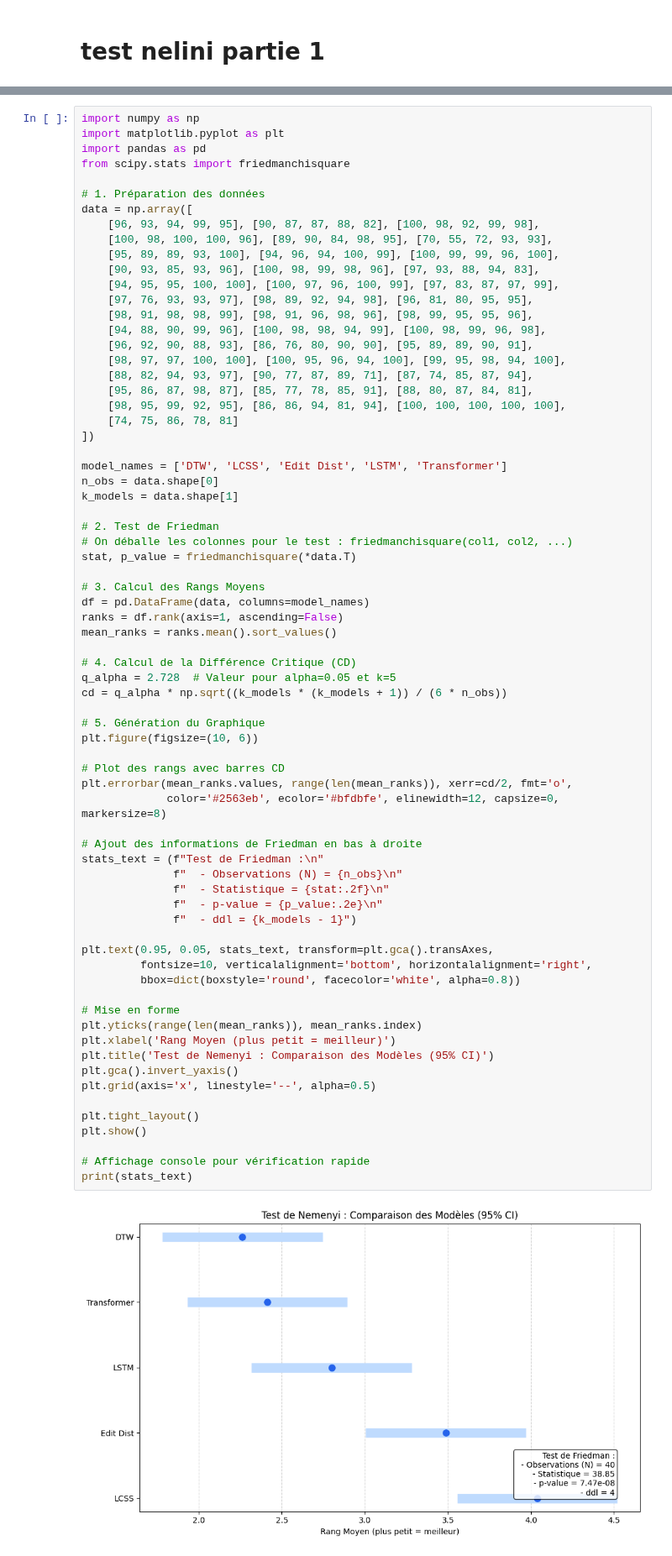
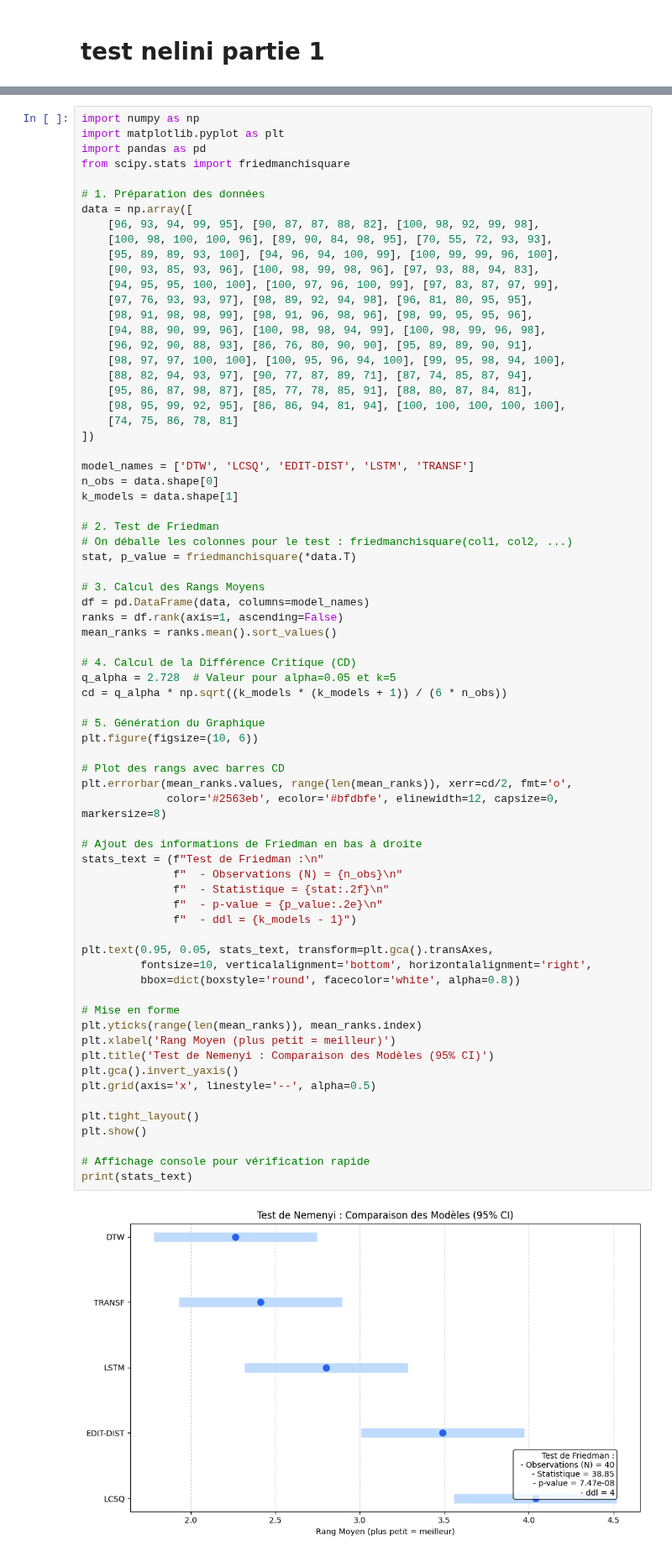
Before and after one commit to iliassadiki54/memoiremachine-learning, a Jupyter notebook: final_4_2_3_2_2_2_2_(1)_(1).ipynb, the cells around one changed output, grey strips where cells are left out. Shown at 84% size. Drawn from its saved outputs; the diff is of its cells as text.

```diff
--- a/final_4_2_3_2_2_2_2_(1)_(1).ipynb
+++ b/final_4_2_3_2_2_2_2_(1)_(1).ipynb
@@ -13014,7 +13014,7 @@ data = np.array([
     [74, 75, 86, 78, 81]
 ])
 
-model_names = ['DTW', 'LCSS', 'Edit Dist', 'LSTM', 'Transformer']
+model_names = ['DTW', 'LCSQ', 'EDIT-DIST', 'LSTM', 'TRANSF']
 n_obs = data.shape[0]
 k_models = data.shape[1]
 
@@ -13035,34 +13035,34 @@ cd = q_alpha * np.sqrt((k_models * (k_models + 1)) / (6 * n_obs))
 plt.figure(figsize=(10, 6))
 
 # Plot des rangs avec barres CD
 plt.errorbar(mean_ranks.values, range(len(mean_ranks)), xerr=cd/2, fmt='o',
              color='#2563eb', ecolor='#bfdbfe', elinewidth=12, capsize=0, markersize=8)
 
 # Ajout des informations de Friedman en bas à droite
 stats_text = (f"Test de Friedman :\n"
               f"  - Observations (N) = {n_obs}\n"
               f"  - Statistique = {stat:.2f}\n"
               f"  - p-value = {p_value:.2e}\n"
               f"  - ddl = {k_models - 1}")
 
 plt.text(0.95, 0.05, stats_text, transform=plt.gca().transAxes,
          fontsize=10, verticalalignment='bottom', horizontalalignment='right',
          bbox=dict(boxstyle='round', facecolor='white', alpha=0.8))
 
 # Mise en forme
 plt.yticks(range(len(mean_ranks)), mean_ranks.index)
 plt.xlabel('Rang Moyen (plus petit = meilleur)')
 plt.title('Test de Nemenyi : Comparaison des Modèles (95% CI)')
 plt.gca().invert_yaxis()
 plt.grid(axis='x', linestyle='--', alpha=0.5)
 
 plt.tight_layout()
 plt.show()
 
 # Affichage console pour vérification rapide
 print(stats_text)
 # %% [output]
-[figure, old version]
+[figure, new version]
 Test de Friedman :
   - Observations (N) = 40
   - Statistique = 38.85
```
Also changed, not shown: parts of 11 cells of this notebook.
